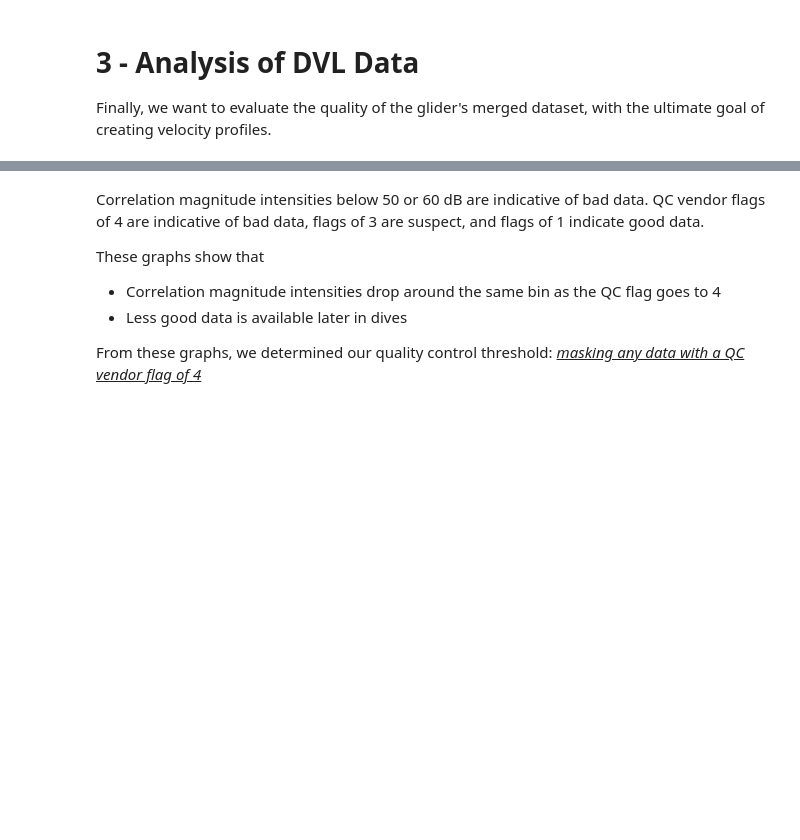
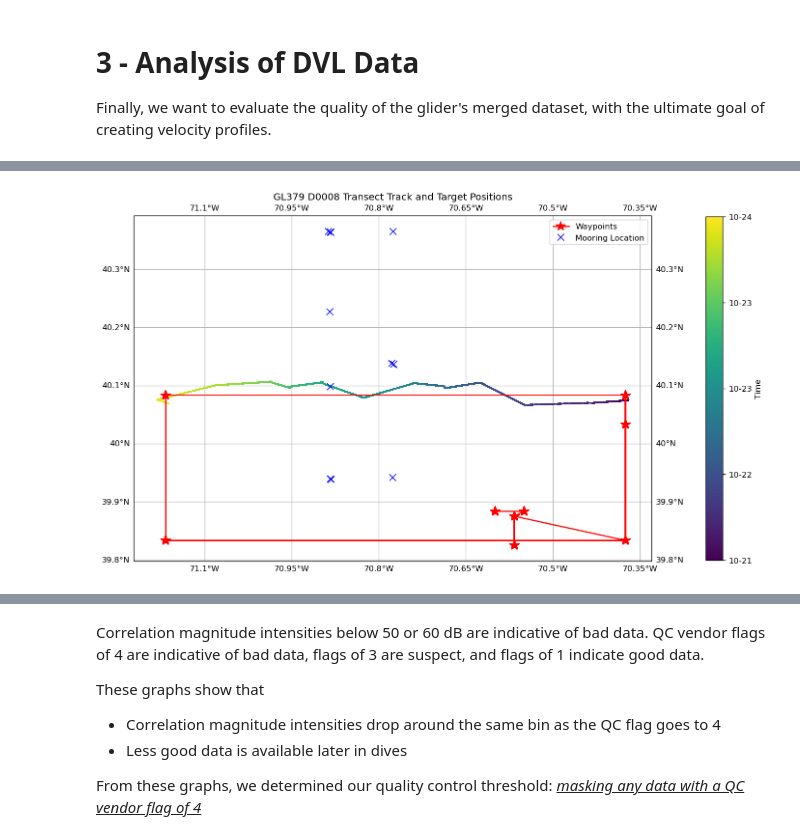
Before and after one commit to WHOIGit/ooicgsn_glider_dvl, a Jupyter notebook: notebooks/3-Data-analysis.ipynb, the cells around one changed output, grey strips where cells are left out. Saved outputs shown, nothing was run; the diff lists cells and outputs as text; code cells hidden in the pictures; blank space fills up the shorter version.

```diff
--- a/notebooks/3-Data-analysis.ipynb
+++ b/notebooks/3-Data-analysis.ipynb
@@ -103 +246,58 @@ glider.close()
+# %%
+# Plot the track for the specific transect
+import matplotlib.colors as mcolors
+import matplotlib.cm as cm
+
+# Convert time to numeric for colormap
+times = glider_transect['time'].values.astype('float64')
+times_norm = (times - times.min()) / (times.max() - times.min())
+
+lons = glider_transect['glider_precise_lon'].values
+lats = glider_transect['glider_precise_lat'].values
+
+# Plot the glider track and waypoints
+fig, ax = plt.subplots(
+    subplot_kw={'projection': ccrs.PlateCarree()},
+    figsize=(16, 11),
+    dpi=120
+)
+ax.set_title(f"{glider_name.split('-')[-1]} D{dep_str} Transect Track and Target Positions")
+ax.coastlines()
+ax.add_feature(cfeature.BORDERS, linestyle=':')
+ax.gridlines(draw_labels=True)
+
+# Plot track segments colored by time
+cmap = cm.viridis
+for i in range(len(lons) - 1):
+    ax.plot(
+        [lons[i], lons[i+1]],
+        [lats[i], lats[i+1]],
+        color=cmap(times_norm[i]),
+        linewidth=2,
+        transform=ccrs.PlateCarree()
+    )
+
+# Add colorbar
+sm = cm.ScalarMappable(cmap=cmap, norm=mcolors.Normalize(vmin=0, vmax=1))
+sm.set_array([])
+cbar = plt.colorbar(sm, ax=ax, orientation='vertical', pad=0.08, shrink=0.7)
+cbar.set_label('Time')
+
+# Set colorbar ticks to actual timestamps
+n_ticks = 5
+tick_positions = np.linspace(0, 1, n_ticks)
+tick_times = np.linspace(times.min(), times.max(), n_ticks).astype('datetime64[ns]')
+tick_labels = [pd.Timestamp(t).strftime('%m-%d') for t in tick_times]
+cbar.set_ticks(tick_positions)
+cbar.set_ticklabels(tick_labels)
+
+ax.plot(filtered_waypoint_lon, filtered_waypoint_lat, color='red', marker='*',
+        markersize=12, label='Waypoints', transform=ccrs.PlateCarree())
+ax.plot(pioneer_lon, pioneer_lat, marker='x', markersize=8, linestyle='None',
+        color='blue', label='Mooring Location', transform=ccrs.PlateCarree())
+ax.legend(loc='upper right')
+plt.subplots_adjust(right=0.85)
+plt.show()
+# %% [output]
+[figure, added]
 # %% [markdown]
```
Also changed, not shown: parts of 24 cells of this notebook, 6 other files.
